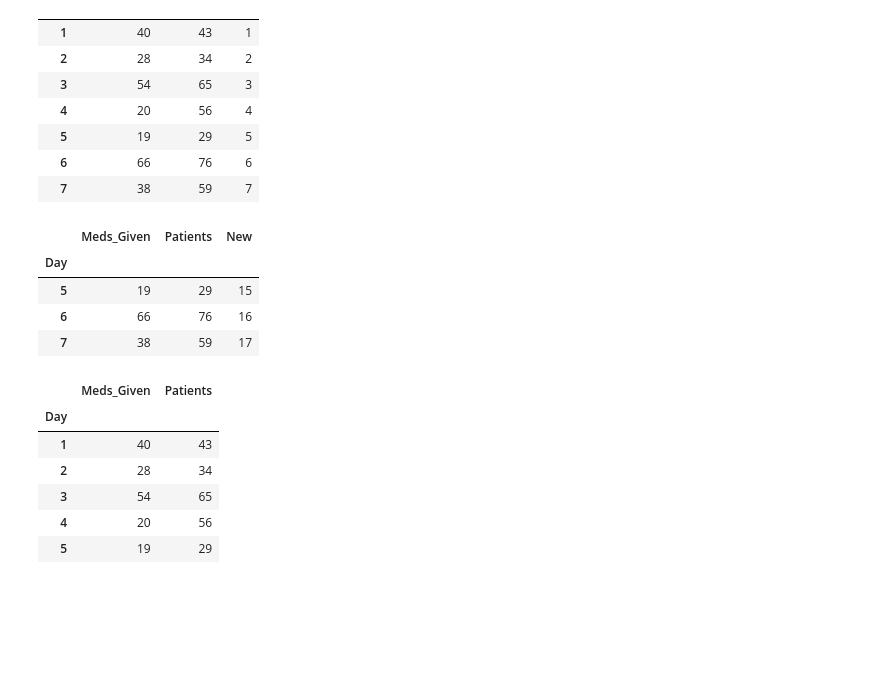
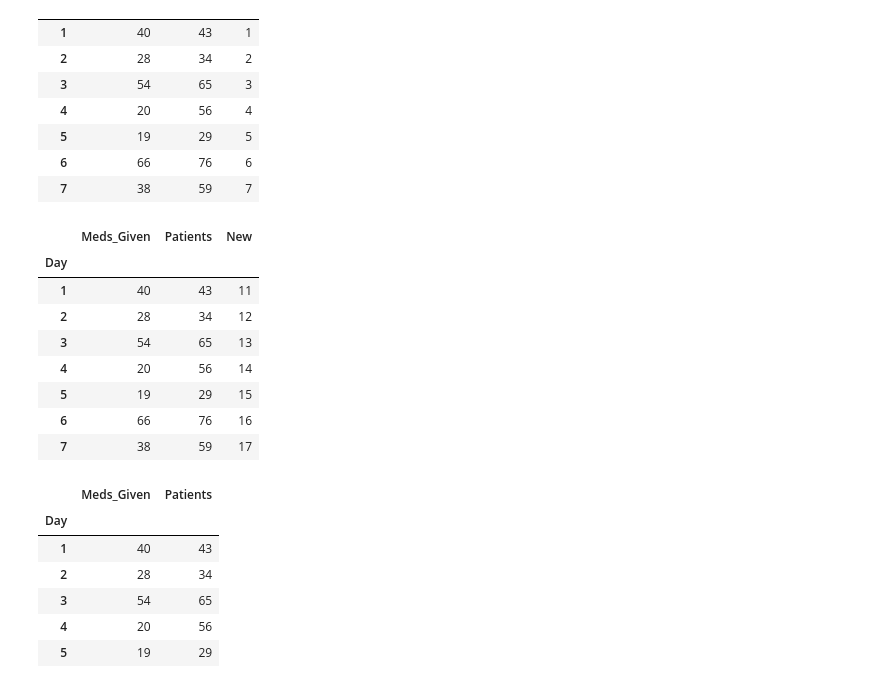
Before and after one commit to PhayVong/Python-Talks, a Jupyter notebook: Irvine-03-07-2017/Advanced Pandas.ipynb, the cells around one changed output. Drawn from its saved outputs; the diff is of its cells as text; code cells hidden in the pictures; blank space fills up the shorter version.

```diff
--- a/Irvine-03-07-2017/Advanced Pandas.ipynb
+++ b/Irvine-03-07-2017/Advanced Pandas.ipynb
@@ -184,10 +184,14 @@ df
 | 7 | 38 | 59 | 7 |
 # %%
 df.New = [11,12,13,14,15,16,17]
-df[df.New > 14]
+df
 # %% [output]
 |  | Meds_Given | Patients | New |
 | Day |  |  |  |
+| 1 | 40 | 43 | 11 |
+| 2 | 28 | 34 | 12 |
+| 3 | 54 | 65 | 13 |
+| 4 | 20 | 56 | 14 |
 | 5 | 19 | 29 | 15 |
 | 6 | 66 | 76 | 16 |
 | 7 | 38 | 59 | 17 |
```
Also changed, not shown: parts of 8 cells of this notebook, 2 other files.
